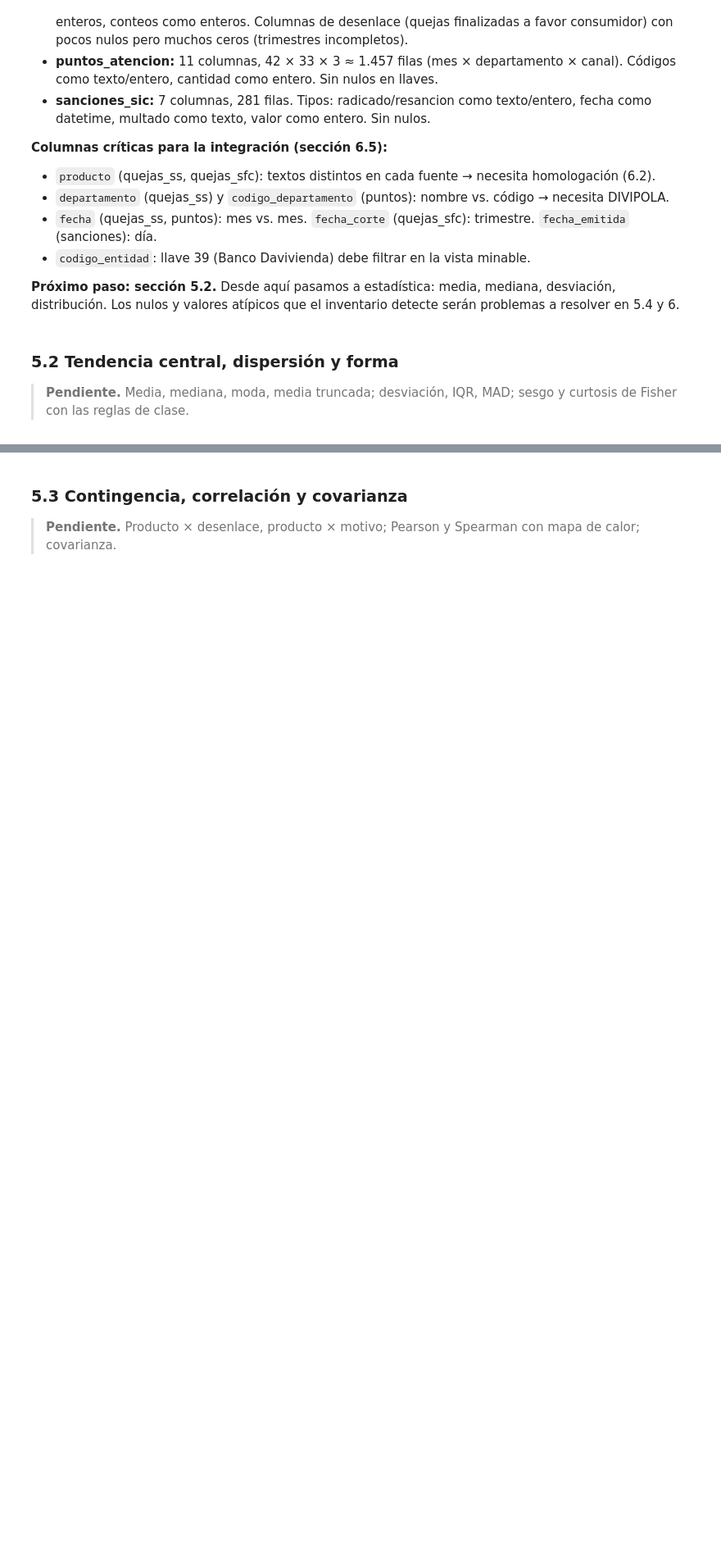
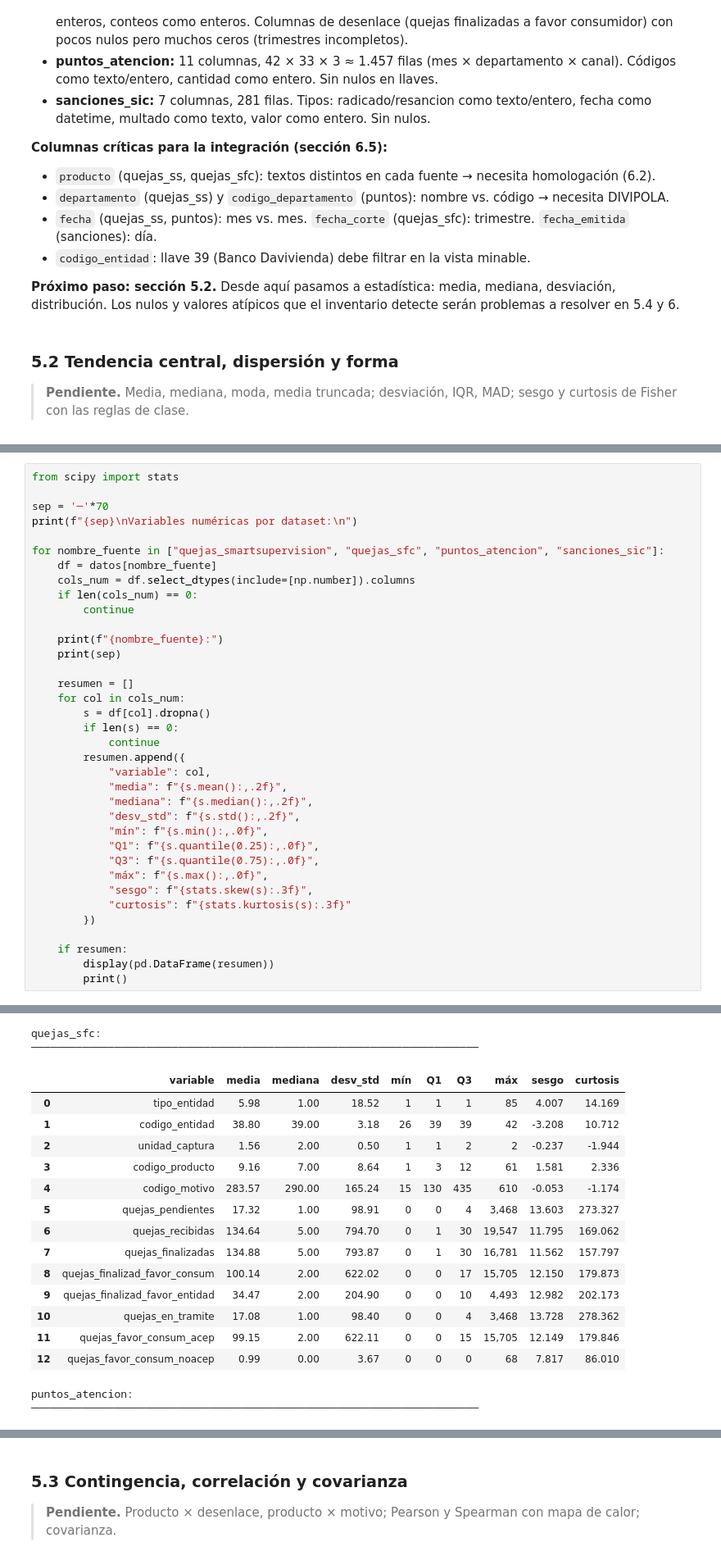
Before and after one commit to BautistaDavid/proyecto-final-gestion-datos, a Jupyter notebook: ProyectoFinal_DavidBautista_BelkyMayorga_FabianBecerra.ipynb, the cells around one changed output, grey strips where cells are left out. Shown at 82% size. Saved outputs shown, nothing was run; the diff lists cells and outputs as text; blank space fills up the shorter version.

```diff
--- a/ProyectoFinal_DavidBautista_BelkyMayorga_FabianBecerra.ipynb
+++ b/ProyectoFinal_DavidBautista_BelkyMayorga_FabianBecerra.ipynb
@@ -1141,0 +1146,37 @@ sanciones_sic: 281 filas × 7 columnas
+# %%
+from scipy import stats
+
+sep = '─'*70
+print(f"{sep}\nVariables numéricas por dataset:\n")
+
+for nombre_fuente in ["quejas_smartsupervision", "quejas_sfc", "puntos_atencion", "sanciones_sic"]:
+    df = datos[nombre_fuente]
+    cols_num = df.select_dtypes(include=[np.number]).columns
+    if len(cols_num) == 0:
+        continue
+
+    print(f"{nombre_fuente}:")
+    print(sep)
+
+    resumen = []
+    for col in cols_num:
+        s = df[col].dropna()
+        if len(s) == 0:
+            continue
+        resumen.append({
+            "variable": col,
+            "media": f"{s.mean():,.2f}",
+            "mediana": f"{s.median():,.2f}",
+            "desv_std": f"{s.std():,.2f}",
+            "mín": f"{s.min():,.0f}",
+            "Q1": f"{s.quantile(0.25):,.0f}",
+            "Q3": f"{s.quantile(0.75):,.0f}",
+            "máx": f"{s.max():,.0f}",
+            "sesgo": f"{stats.skew(s):.3f}",
+            "curtosis": f"{stats.kurtosis(s):.3f}"
+        })
+
+    if resumen:
+        display(pd.DataFrame(resumen))
+        print()
+# %% [output]
@@ -1141,0 +1194,18 @@ sanciones_sic: 281 filas × 7 columnas
+quejas_sfc:
+──────────────────────────────────────────────────────────────────────
+|  | variable | media | mediana | desv_std | mín | Q1 | Q3 | máx | sesgo | curtosis |
+| 0 | tipo_entidad | 5.98 | 1.00 | 18.52 | 1 | 1 | 1 | 85 | 4.007 | 14.169 |
+| 1 | codigo_entidad | 38.80 | 39.00 | 3.18 | 26 | 39 | 39 | 42 | -3.208 | 10.712 |
+| 2 | unidad_captura | 1.56 | 2.00 | 0.50 | 1 | 1 | 2 | 2 | -0.237 | -1.944 |
+| 3 | codigo_producto | 9.16 | 7.00 | 8.64 | 1 | 3 | 12 | 61 | 1.581 | 2.336 |
+| 4 | codigo_motivo | 283.57 | 290.00 | 165.24 | 15 | 130 | 435 | 610 | -0.053 | -1.174 |
+| 5 | quejas_pendientes | 17.32 | 1.00 | 98.91 | 0 | 0 | 4 | 3,468 | 13.603 | 273.327 |
+| 6 | quejas_recibidas | 134.64 | 5.00 | 794.70 | 0 | 1 | 30 | 19,547 | 11.795 | 169.062 |
+| 7 | quejas_finalizadas | 134.88 | 5.00 | 793.87 | 0 | 1 | 30 | 16,781 | 11.562 | 157.797 |
+| 8 | quejas_finalizad_favor_consum | 100.14 | 2.00 | 622.02 | 0 | 0 | 17 | 15,705 | 12.150 | 179.873 |
+| 9 | quejas_finalizad_favor_entidad | 34.47 | 2.00 | 204.90 | 0 | 0 | 10 | 4,493 | 12.982 | 202.173 |
+| 10 | quejas_en_tramite | 17.08 | 1.00 | 98.40 | 0 | 0 | 4 | 3,468 | 13.728 | 278.362 |
+| 11 | quejas_favor_consum_acep | 99.15 | 2.00 | 622.11 | 0 | 0 | 15 | 15,705 | 12.149 | 179.846 |
+| 12 | quejas_favor_consum_noacep | 0.99 | 0.00 | 3.67 | 0 | 0 | 0 | 68 | 7.817 | 86.010 |
+puntos_atencion:
+──────────────────────────────────────────────────────────────────────
```
Also changed, not shown: parts of 6 cells of this notebook.
